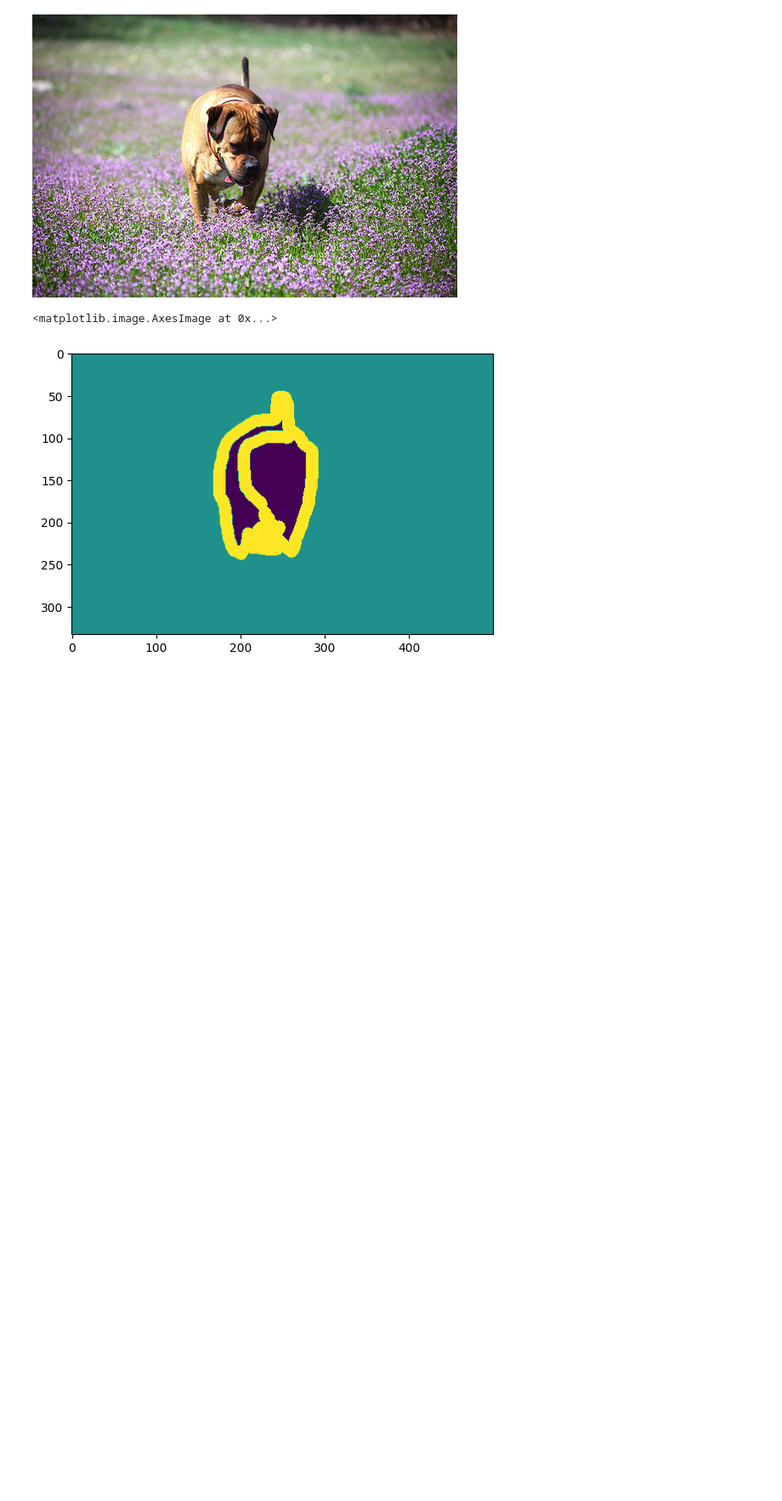
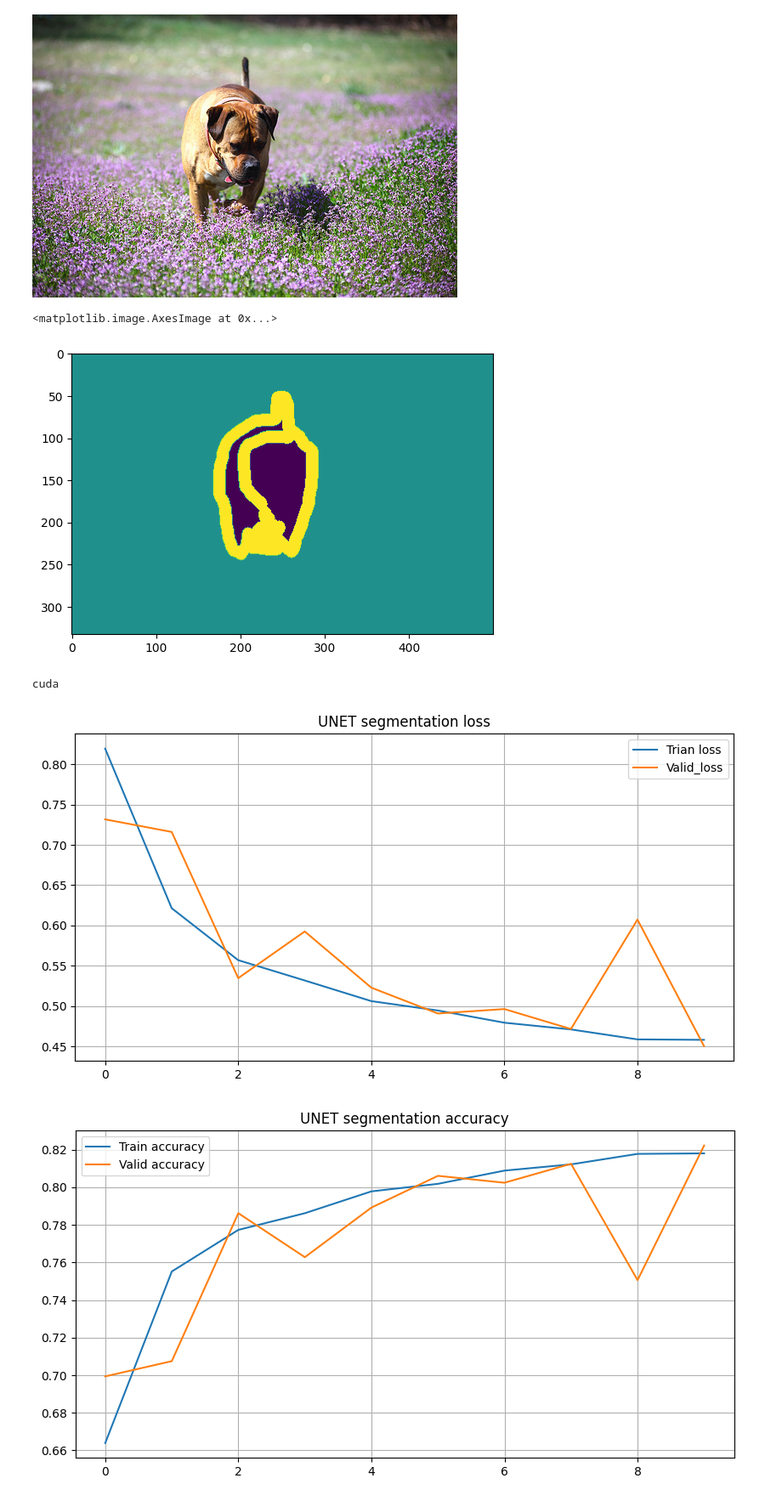
Before and after one commit to SergeBurnt/DLE_study_CV, a Jupyter notebook: segmentation_OxfordPets/Segmintation_OxfordPet.ipynb, the cells around one changed output. Shown at 85% size. Saved outputs shown, nothing was run; the diff lists cells and outputs as text; code cells hidden in the pictures; blank space fills up the shorter version.

Commit message:
finish train

```diff
--- a/segmentation_OxfordPets/Segmintation_OxfordPet.ipynb
+++ b/segmentation_OxfordPets/Segmintation_OxfordPet.ipynb
@@ -85,0 +166,32 @@ def train(model) -> float:
+# %%
+def whole_train_valid_cycle(model, num_epochs, title, sched=False):
+    train_loss_history, valid_loss_history = [], []
+    train_accuracy_history, valid_accuracy_history = [], []
+
+    for epoch in range(num_epochs):
+        train_loss, train_accuracy = train(model, train_loader)
+        valid_loss, valid_accuracy = evaluate(model, valid_loader)
+
+        train_loss_history.append(train_loss)
+        valid_loss_history.append(valid_loss)
+
+        train_accuracy_history.append(train_accuracy)
+        valid_accuracy_history.append(valid_accuracy)
+
+        clear_output()
+
+        plot_stats(train_loss_history, valid_loss_history, train_accuracy_history, valid_accuracy_history, title)
+
+        if sched:
+            scheduler.step()
+# %%
+def conv_plus_conv(in_channels: int, out_channels: int):
+    return nn.Sequential(
+        nn.Conv2d(in_channels=in_channels, out_channels=out_channels, kernel_size=3, stride=1, padding=1),
+        nn.BatchNorm2d(num_features=out_channels),
+        nn.LeakyReLU(0.2),
+
+        nn.Conv2d(in_channels=out_channels, out_channels=out_channels, kernel_size=3, stride=1, padding=1),
+        nn.BatchNorm2d(num_features=out_channels),
+        nn.LeakyReLU(0.2),
+    )
@@ -85,0 +236,16 @@ def train(model) -> float:
+# %%
+device = torch.device("cuda" if torch.cuda.is_available() else "cpu")
+print(device)
+
+loss_fn = nn.CrossEntropyLoss()
+# %% [output]
+cuda
+# %%
+model = UNET().to(device)
+optimizer = Adam(model.parameters(), lr=1e-3)
+scheduler = StepLR(optimizer, step_size=10)
+# %%
+whole_train_valid_cycle(model, 30, "UNET segmentation")
+# %% [output]
+[figure, added]
+[figure, added]
```
Also changed, not shown: parts of 8 cells of this notebook, 1 other file.
